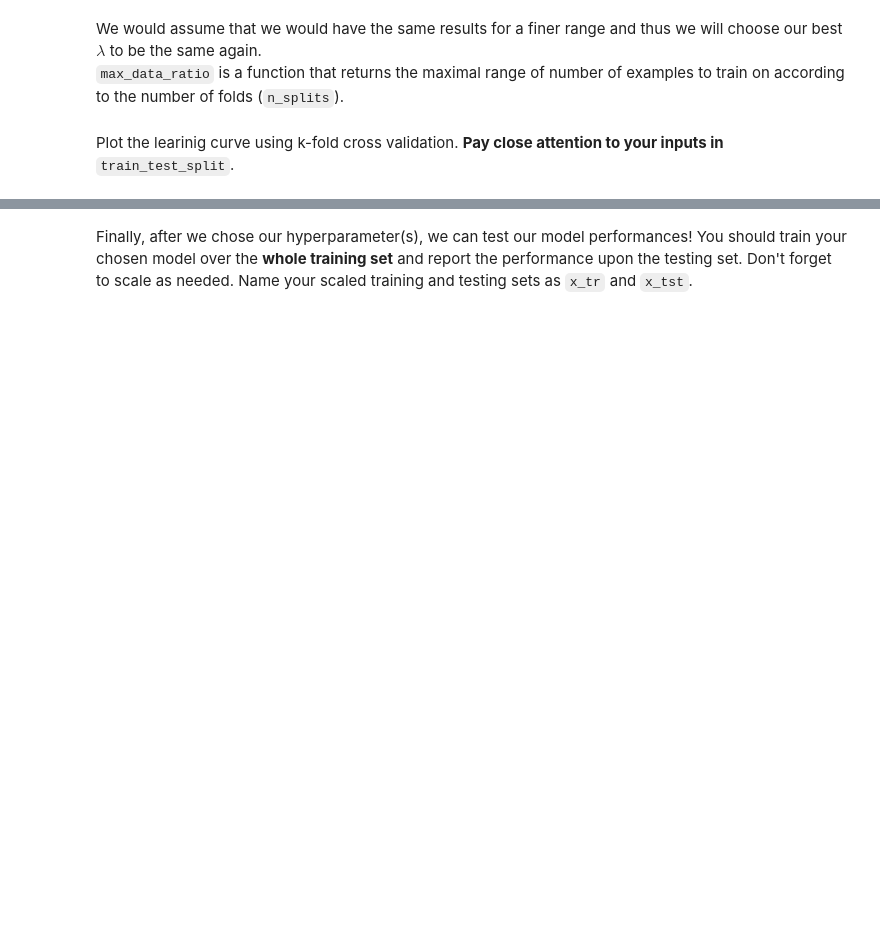
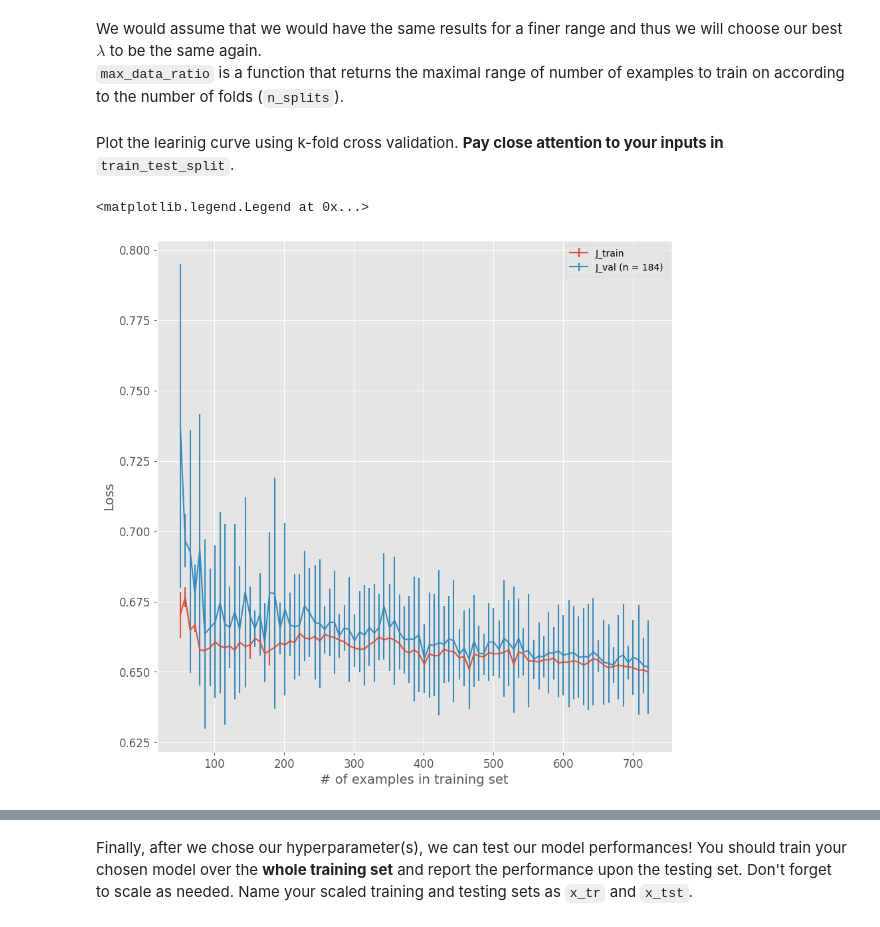
Before and after one commit to Hung-nd233960/ET4248E, a Jupyter notebook: BME-336546-C05-Training a classifier/training a classifier.ipynb, the cells around one changed output, grey strips where cells are left out. Saved outputs shown, nothing was run; the diff lists cells and outputs as text; code cells hidden in the pictures; blank space fills up the shorter version.

```diff
--- a/BME-336546-C05-Training a classifier/training a classifier.ipynb
+++ b/BME-336546-C05-Training a classifier/training a classifier.ipynb
@@ -456,43 +456,63 @@ Plot the learinig curve using k-fold cross validation. **Pay close attention to
 # %%
 # Plot the learinig curve using k-fold cross validation. **Pay close attention to your inputs in** `train_test_split`.
 #C6
 n_splits = 5
 skf = StratifiedKFold(n_splits=n_splits, random_state=10, shuffle=True)
 data_ratio = max_data_ratio(n_splits,X_train, Y_train)
 
 J_train = np.zeros((2,len(data_ratio)))
 J_val = np.zeros((2,len(data_ratio)))
 
 pen = 'l2'
 solver = check_penalty(penalty=pen)
 lmb = best_lmbda
 lmb = 10
 for idx, curr_ratio in enumerate(data_ratio):
-    #--------------------------Impelment your code here:-------------------------------------
+    with tqdm(total=n_splits, file=sys.stdout, position=0, leave=True) as pbar:
+        pbar.set_description(f'Dataset fraction is {curr_ratio:.1f}, processed folds')
 
-    #----------------------------------------------------------------------------------------
-    with tqdm(total=n_splits, file=sys.stdout, position=0, leave=True) as pbar:
-        h = 0
         J_train_fold = np.zeros(n_splits)
         J_val_fold = np.zeros(n_splits)
-        m_x_train, _, m_y_train, _ = train_test_split(x_train_orig, y_train, test_size =1-curr_ratio, random_state = 10,
-                                             stratify=y_train)
-        for train_index, val_index in skf.split(m_x_train, m_y_train):
-            pbar.set_description('Dataset fraction is %.1f, processed folds' % curr_ratio)
+
+        # Split the training data according to the current data ratio
+        m_x_train, _, m_y_train, _ = train_test_split(
+            x_train_orig, y_train,
+            test_size=1 - curr_ratio,
+            random_state=10,
+            stratify=y_train
+        )
+
+        for fold, (train_index, val_index) in enumerate(skf.split(m_x_train, m_y_train)):
+            X_tr, X_val = m_x_train[train_index], m_x_train[val_index]
+            y_tr, y_val = m_y_train[train_index], m_y_train[val_index]
+
+            # Train logistic regression
+            model = LogisticRegression(penalty=pen, solver=solver, C=1/lmb, max_iter=500)
+            model.fit(X_tr, y_tr)
+
+            # Compute loss (log loss = cross-entropy)
+            y_tr_prob = model.predict_proba(X_tr)
+            y_val_prob = model.predict_proba(X_val)
+
+            J_train_fold[fold] = log_loss(y_tr, y_tr_prob)
+            J_val_fold[fold] = log_loss(y_val, y_val_prob)
+
             pbar.update()
-            #--------------------------Impelment your code here:-------------------------------------
 
-            #----------------------------------------------------------------------------------------
-            h += 1
-        #--------------------------Impelment your code here:-------------------------------------
-
-        #----------------------------------------------------------------------------------------
+        # Store mean and std deviation of the loss across folds
+        J_train[0, idx] = np.mean(J_train_fold)
+        J_train[1, idx] = np.std(J_train_fold)
+        J_val[0, idx] = np.mean(J_val_fold)
+        J_val[1, idx] = np.std(J_val_fold)
 fig, axes = plt.subplots(1,1,figsize=(10,10))
 axes.errorbar(np.ceil(data_ratio[5:]*x_train.shape[0]), J_train[0,5:], yerr=J_train[1,5:])
 axes.errorbar(np.ceil(data_ratio[5:]*x_train.shape[0]), J_val[0,5:], yerr=J_val[1,5:])
 axes.set_xlabel('# of examples in training set')
 axes.set_ylabel('Loss')
 axes.legend(['J_train', 'J_val (n = ' + str(x_val.shape[0]) + ')'])
+# %% [output]
+<matplotlib.legend.Legend at 0x...>
+[figure, added]
 # %% [markdown]
 ### Expected output:
 <center><img src="outputs/6.PNG" width="380"><center>
```
Also changed, not shown: parts of 3 cells of this notebook, 14 other files.
